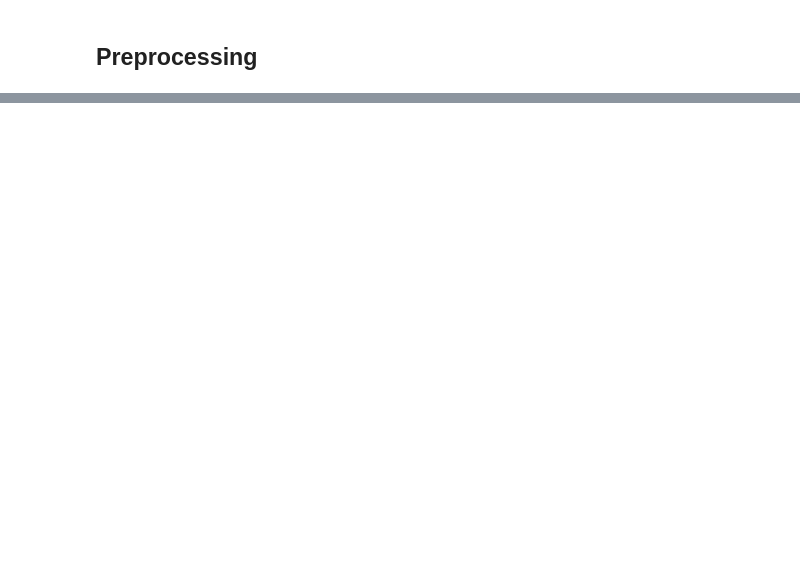
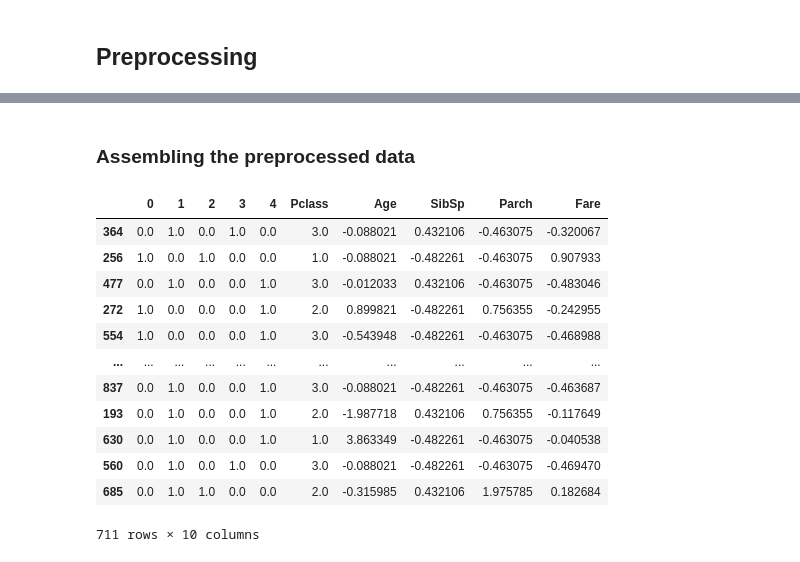
Before and after one commit to zhihil/data-science-notebooks, a Jupyter notebook: titanic/note-1.ipynb, the cells around one changed output, grey strips where cells are left out. Saved outputs shown, nothing was run; the diff lists cells and outputs as text; code cells hidden in the pictures; blank space fills up the shorter version.

```diff
--- a/titanic/note-1.ipynb
+++ b/titanic/note-1.ipynb
@@ -446,0 +476,6 @@ Based on the above results, we should drop the "Cabin" column, as 77% of the val
+# %%
+X_train_object = X_train[object_cols]
+X_train_num = X_train[numerical_cols]
+
+print(X_train_object.head())
+print(X_train_num.head())
@@ -446,0 +504,12 @@ Based on the above results, we should drop the "Cabin" column, as 77% of the val
+# %%
+# Both Sex and Embarked are categorical features with a small number of classes (Embarked has the most number of classes, which is 3)
+# Therefore, we can easily use one-hot encoding for each of the features.
+
+from sklearn.preprocessing import OneHotEncoder
+
+ohe = OneHotEncoder(handle_unknown='ignore', sparse=False)
+oh_train = pd.DataFrame(ohe.fit_transform(X_train_object))
+
+oh_train.index = X_train_object.index
+
+oh_train.head()
@@ -446,0 +525,14 @@ Based on the above results, we should drop the "Cabin" column, as 77% of the val
+# %%
+# Imputing the Age
+from sklearn.impute import SimpleImputer
+
+impute_age = SimpleImputer(strategy='median')
+
+X_train_num_imputed = pd.DataFrame(impute_age.fit_transform(X_train_num))
+
+X_train_num_imputed.index = X_train_num.index
+X_train_num_imputed.columns = X_train_num.columns
+
+num_missing = len([cname for cname in X_train_num_imputed.columns if
+                   X_train_num_imputed[cname].isnull().any()])
+print("Missing columns remaining: %d" % num_missing)
@@ -446,0 +541,9 @@ Based on the above results, we should drop the "Cabin" column, as 77% of the val
+# %%
+# Feature normalization - Do not normalize `pclass` since it is more like an ordinal categorical variable
+X_train_norm = X_train_num_imputed.copy()
+cols_to_normalize = ['Age', 'SibSp', 'Parch', 'Fare']
+for cname in cols_to_normalize:
+    cur = X_train_num_imputed[cname]
+    X_train_norm[cname] = (cur - cur.mean()) / cur.std()
+
+X_train_norm.head()
@@ -446,0 +557,19 @@ Based on the above results, we should drop the "Cabin" column, as 77% of the val
+# %% [markdown]
+### Assembling the preprocessed data
+# %%
+X_train_final = pd.concat([oh_train, X_train_norm], axis=1)
+X_train_final
+# %% [output]
+|  | 0 | 1 | 2 | 3 | 4 | Pclass | Age | SibSp | Parch | Fare |
+| 364 | 0.0 | 1.0 | 0.0 | 1.0 | 0.0 | 3.0 | -0.088021 | 0.432106 | -0.463075 | -0.320067 |
+| 256 | 1.0 | 0.0 | 1.0 | 0.0 | 0.0 | 1.0 | -0.088021 | -0.482261 | -0.463075 | 0.907933 |
+| 477 | 0.0 | 1.0 | 0.0 | 0.0 | 1.0 | 3.0 | -0.012033 | 0.432106 | -0.463075 | -0.483046 |
+| 272 | 1.0 | 0.0 | 0.0 | 0.0 | 1.0 | 2.0 | 0.899821 | -0.482261 | 0.756355 | -0.242955 |
+| 554 | 1.0 | 0.0 | 0.0 | 0.0 | 1.0 | 3.0 | -0.543948 | -0.482261 | -0.463075 | -0.468988 |
+| ... | ... | ... | ... | ... | ... | ... | ... | ... | ... | ... |
+| 837 | 0.0 | 1.0 | 0.0 | 0.0 | 1.0 | 3.0 | -0.088021 | -0.482261 | -0.463075 | -0.463687 |
+| 193 | 0.0 | 1.0 | 0.0 | 0.0 | 1.0 | 2.0 | -1.987718 | 0.432106 | 0.756355 | -0.117649 |
+| 630 | 0.0 | 1.0 | 0.0 | 0.0 | 1.0 | 1.0 | 3.863349 | -0.482261 | -0.463075 | -0.040538 |
+| 560 | 0.0 | 1.0 | 0.0 | 1.0 | 0.0 | 3.0 | -0.088021 | -0.482261 | -0.463075 | -0.469470 |
+| 685 | 0.0 | 1.0 | 1.0 | 0.0 | 0.0 | 2.0 | -0.315985 | 0.432106 | 1.975785 | 0.182684 |
+711 rows × 10 columns
```
Also changed, not shown: parts of 26 cells of this notebook.
